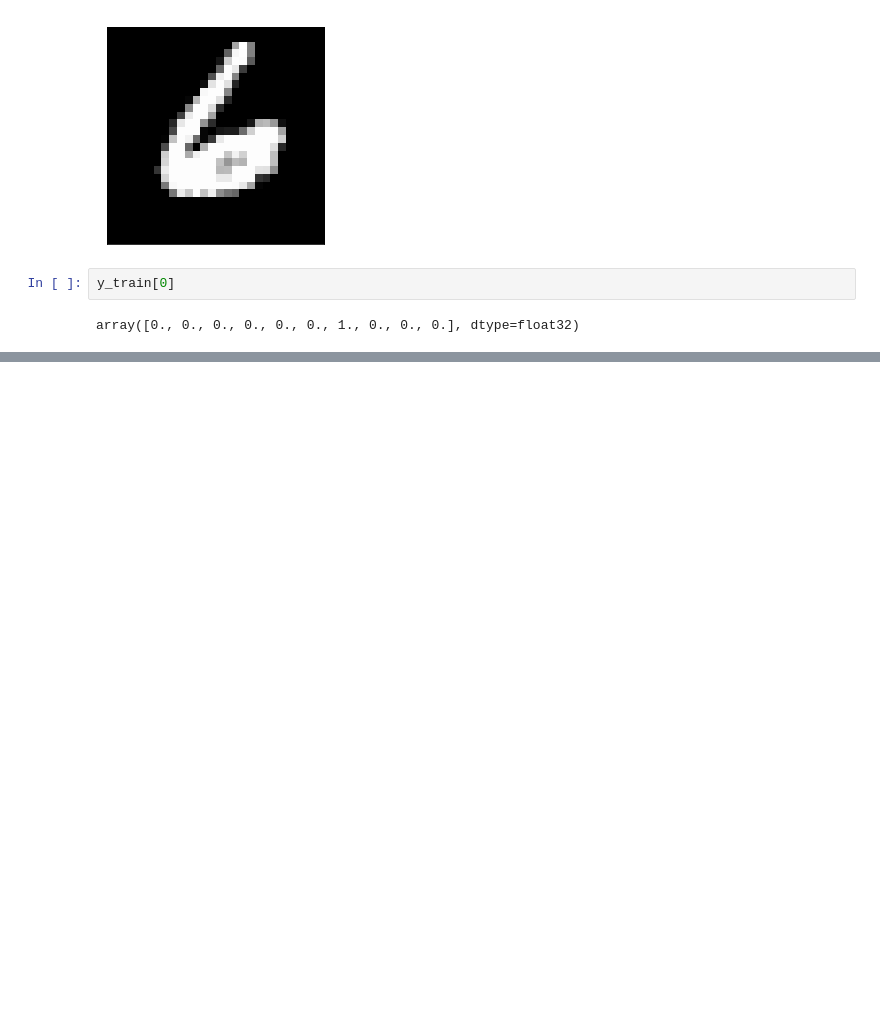
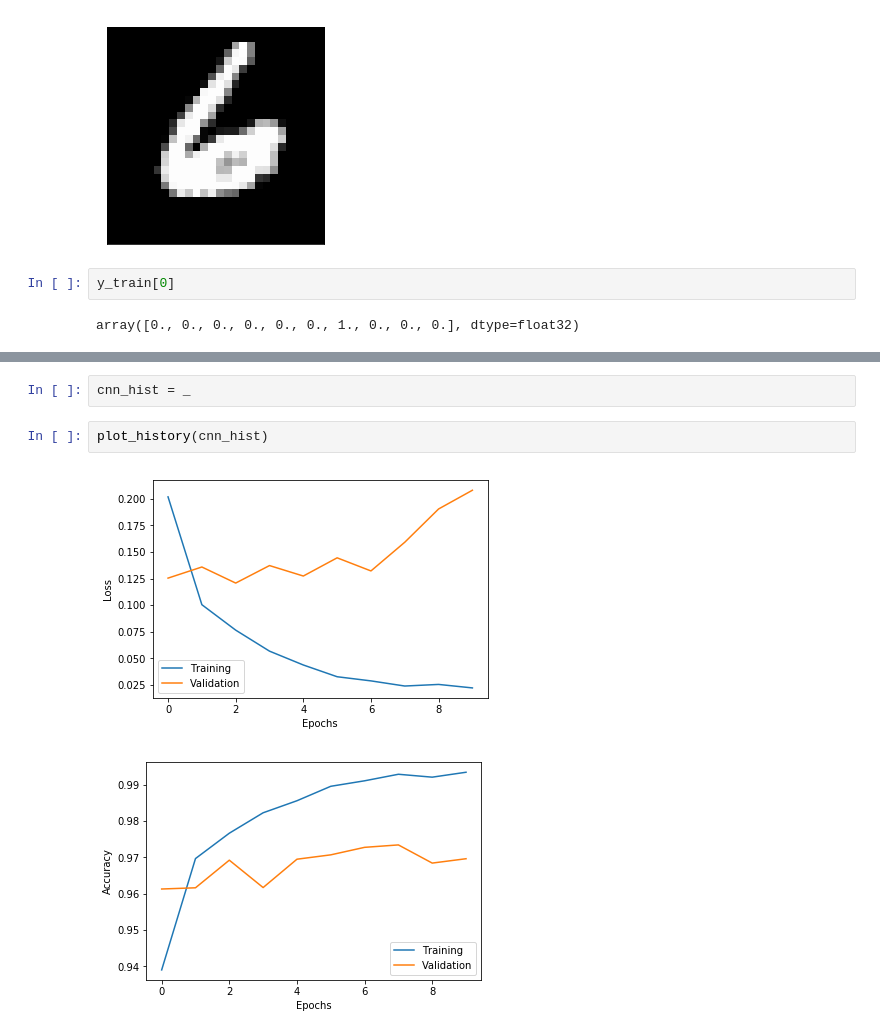
Before and after one commit to gjbex/training-material, a Jupyter notebook: Python/Keras/mnist.ipynb, the cells around one changed output, grey strips where cells are left out. Saved outputs shown, nothing was run; the diff lists cells and outputs as text; blank space fills up the shorter version.

```diff
--- a/Python/Keras/mnist.ipynb
+++ b/Python/Keras/mnist.ipynb
@@ -543,0 +601,7 @@ array([0., 0., 0., 0., 0., 0., 1., 0., 0., 0.], dtype=float32)
+# %%
+cnn_hist = _
+# %%
+plot_history(cnn_hist)
+# %% [output]
+[figure, added]
+[figure, added]
```
Also changed, not shown: parts of 17 cells of this notebook.
